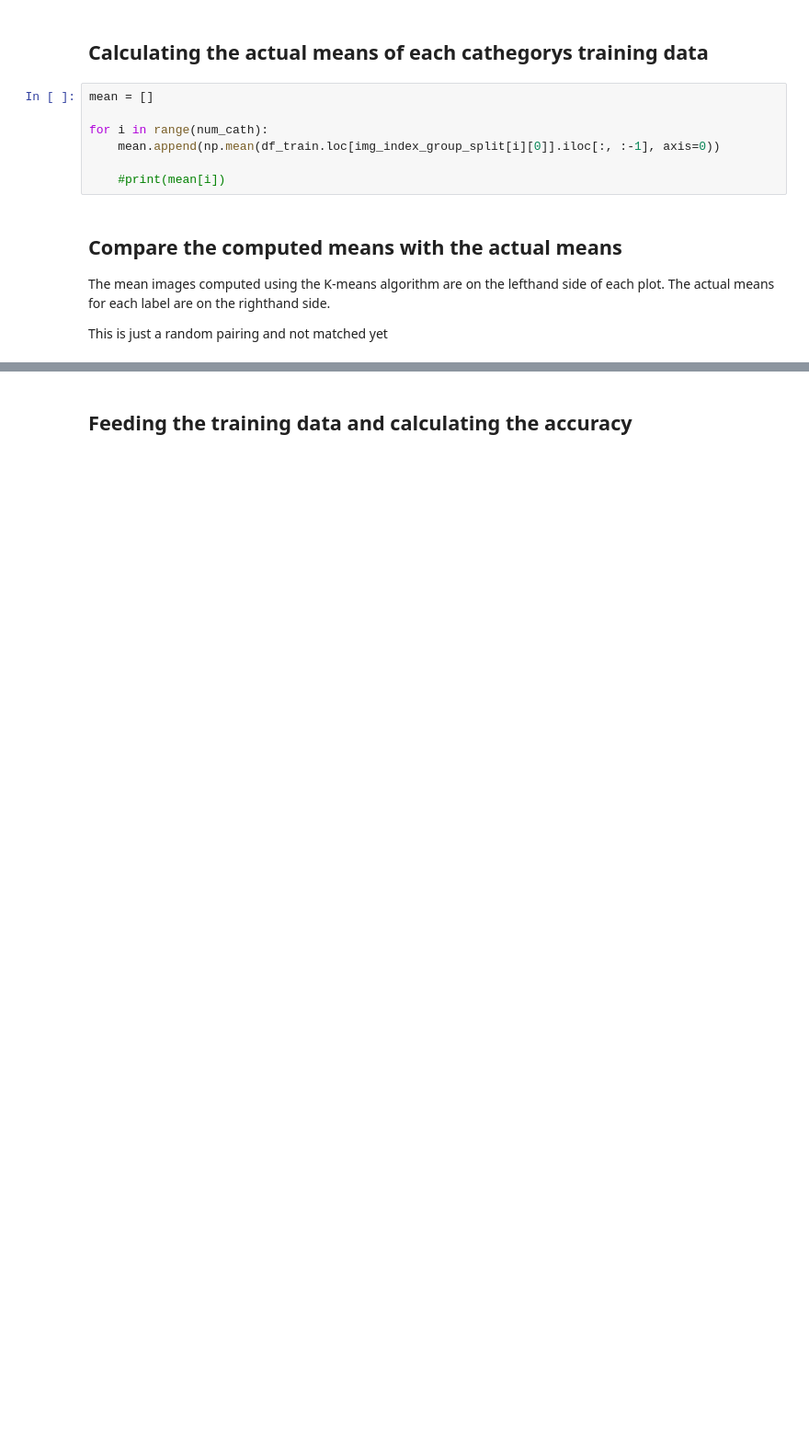
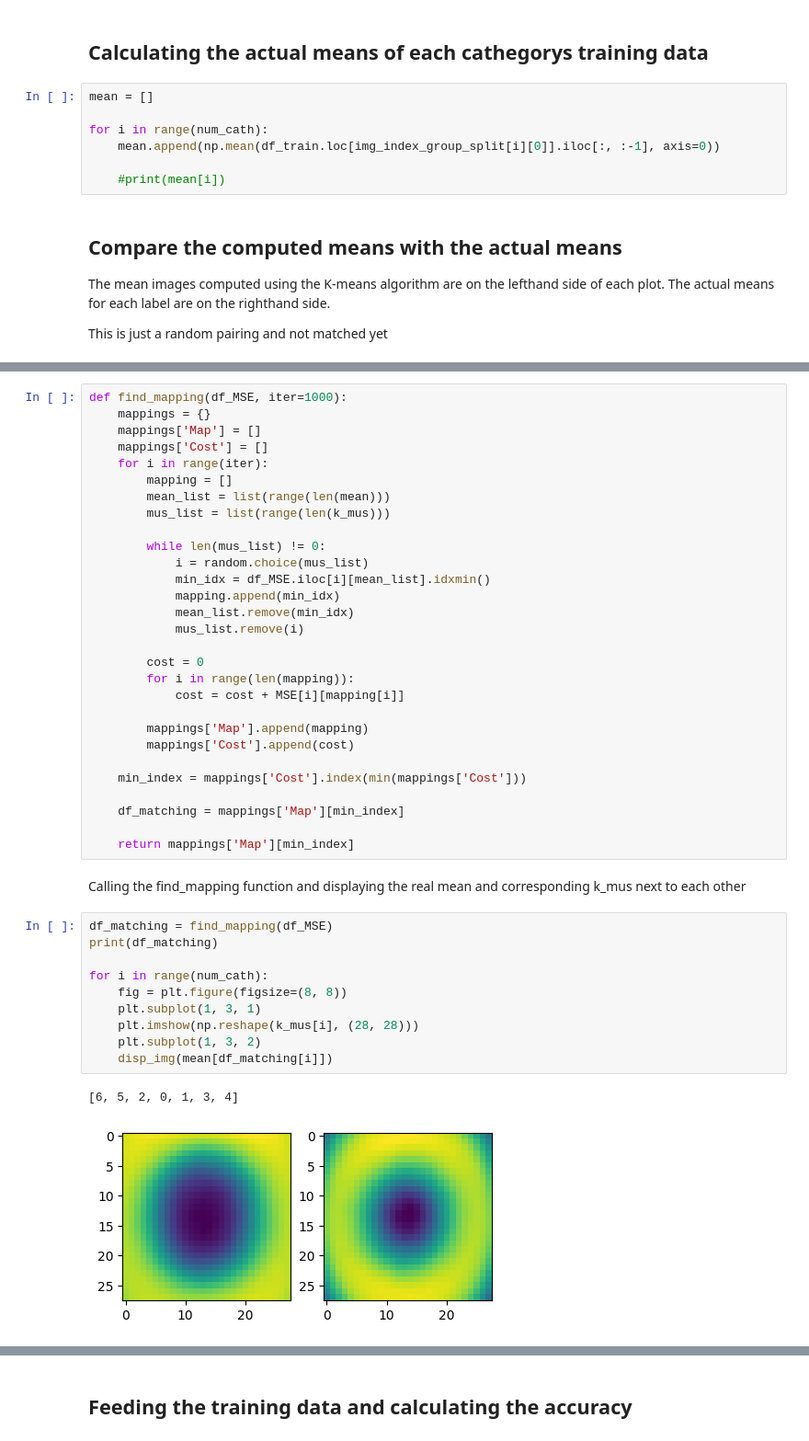
Before and after one commit to lusxvr/cogs118b_finalProject, a Jupyter notebook: kmeans.ipynb, the cells around one changed output, grey strips where cells are left out. Shown at 92% size. Saved outputs shown, nothing was run; the diff lists cells and outputs as text; blank space fills up the shorter version.

```diff
--- a/kmeans.ipynb
+++ b/kmeans.ipynb
@@ -290,0 +265,44 @@ for i in range(num_cath):
+# %%
+def find_mapping(df_MSE, iter=1000):
+    mappings = {}
+    mappings['Map'] = []
+    mappings['Cost'] = []
+    for i in range(iter):
+        mapping = []
+        mean_list = list(range(len(mean)))
+        mus_list = list(range(len(k_mus)))
+
+        while len(mus_list) != 0:
+            i = random.choice(mus_list)
+            min_idx = df_MSE.iloc[i][mean_list].idxmin()
+            mapping.append(min_idx)
+            mean_list.remove(min_idx)
+            mus_list.remove(i)
+
+        cost = 0
+        for i in range(len(mapping)):
+            cost = cost + MSE[i][mapping[i]]
+
+        mappings['Map'].append(mapping)
+        mappings['Cost'].append(cost)
+
+    min_index = mappings['Cost'].index(min(mappings['Cost']))
+
+    df_matching = mappings['Map'][min_index]
+
+    return mappings['Map'][min_index]
+# %% [markdown]
+Calling the find_mapping function and displaying the real mean and corresponding k_mus next to each other
+# %%
+df_matching = find_mapping(df_MSE)
+print(df_matching)
+
+for i in range(num_cath):
+    fig = plt.figure(figsize=(8, 8))
+    plt.subplot(1, 3, 1)
+    plt.imshow(np.reshape(k_mus[i], (28, 28)))
+    plt.subplot(1, 3, 2)
+    disp_img(mean[df_matching[i]])
+# %% [output]
+[6, 5, 2, 0, 1, 3, 4]
+[figure, added]
```
Also changed, not shown: parts of 9 cells of this notebook.
